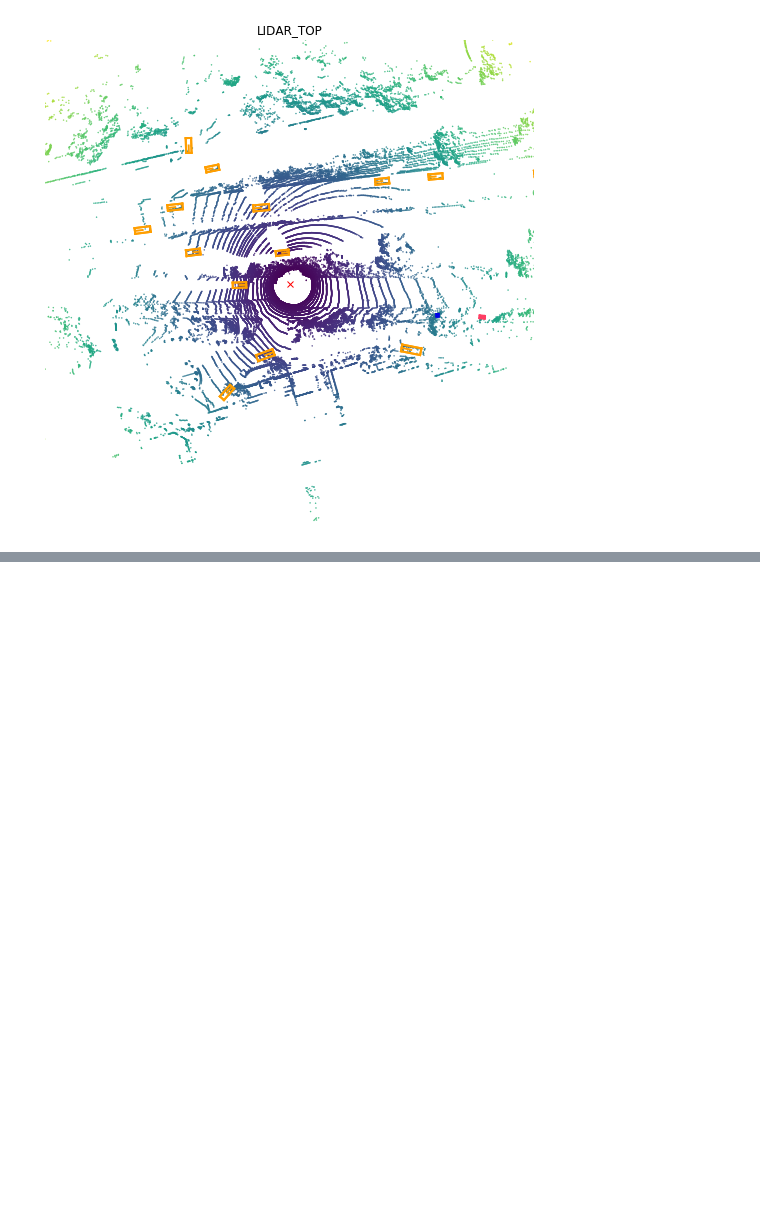
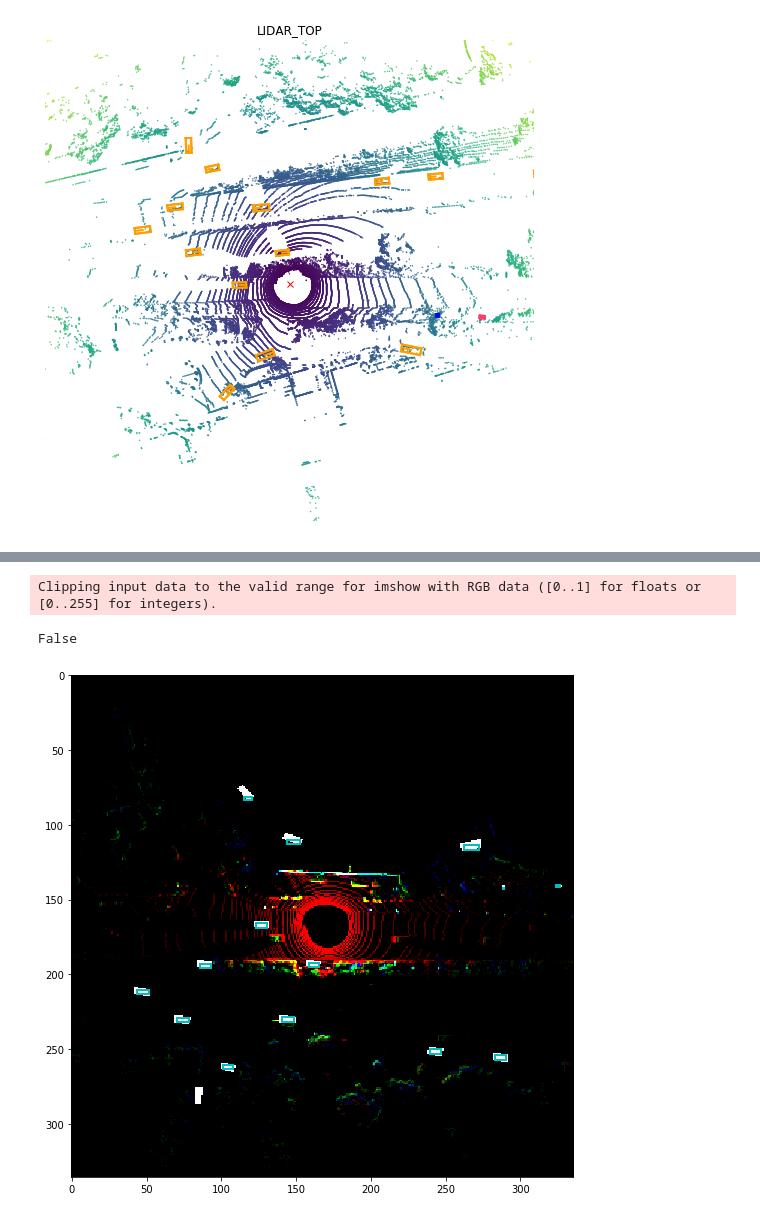
Before and after one commit to rossivalen/Thesis_AutonomousDriving, a Jupyter notebook: train_modelbev.ipynb, the cells around one changed output, grey strips where cells are left out. Drawn from its saved outputs; the diff is of its cells as text; code cells hidden in the pictures; blank space fills up the shorter version.

```diff
--- a/train_modelbev.ipynb
+++ b/train_modelbev.ipynb
@@ -247,0 +255,18 @@ visualize_lidar_of_sample(my_last_sample_token)
+# %%
+import matplotlib.patches as patches
+corners_voxel_list=[]
+fig, ax = plt.subplots(1, 1, figsize=(9, 16))
+ax.imshow(bev)
+bev_helper.scale_boxes(boxes, 0.8)
+for box in boxes:
+    corners = box.bottom_corners()
+    corners_voxel = bev_helper.car_to_voxel_coords(corners, [336,336,3], voxel_size, z_offset).transpose(1,0)
+    corners_voxel = corners_voxel[:,:2] # Drop z coord
+    corners_voxel_list.append(corners_voxel)
+    rect= patches.Rectangle([corners_voxel[0][0],corners_voxel[1][1]],   corners_voxel[3][0]-corners_voxel[0][0], corners_voxel[0][1]-corners_voxel[1][1],linewidth=2,edgecolor="c", fill=False)
+    ax.add_patch(rect)
+print(boxes[0]==boxes_b[124][0])
+# %% [output]
+Clipping input data to the valid range for imshow with RGB data ([0..1] for floats or [0..255] for integers).
+False
+[figure, added]
```
Also changed, not shown: parts of 17 cells of this notebook, 1 other file.
